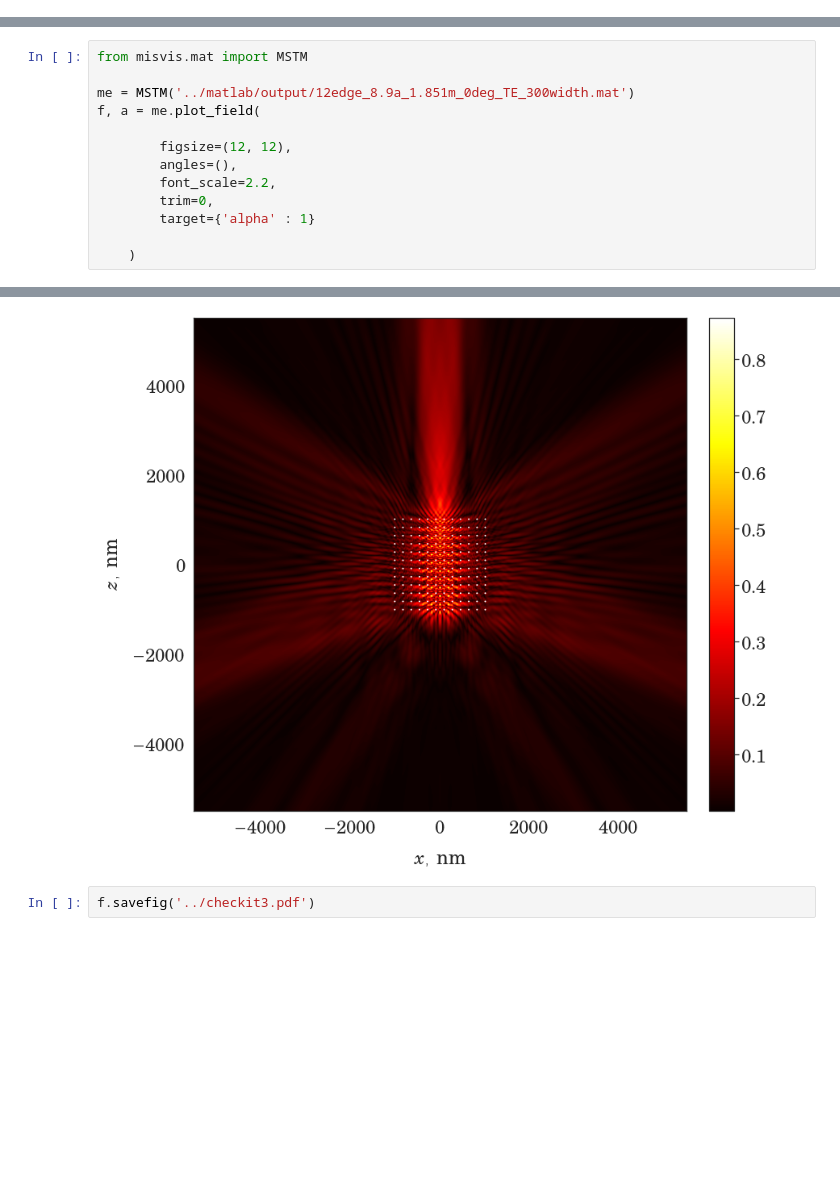
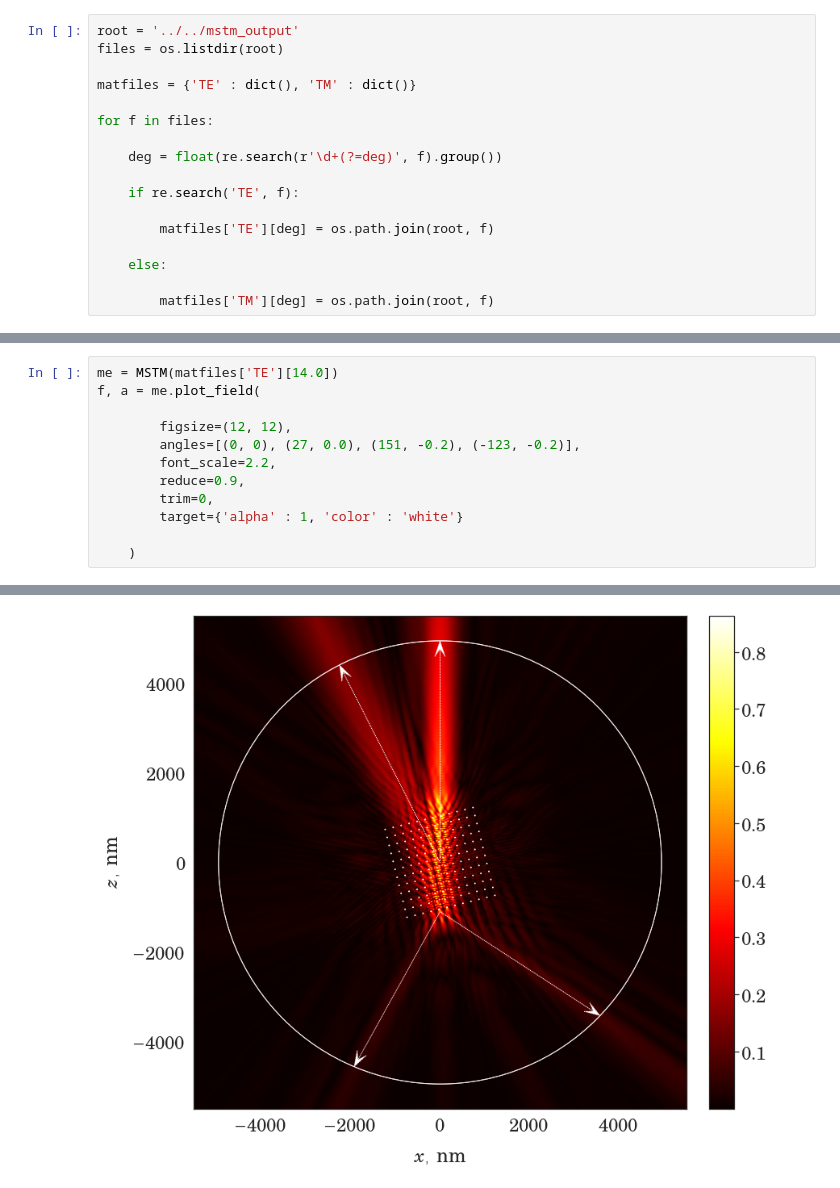
Before and after one commit to Misery7100-Magistracy/Angular-dispersion-boost, a Jupyter notebook: python/base_model.ipynb, the cells around one changed output, grey strips where cells are left out. Cells and saved outputs as stored; diff of their text form; blank space fills up the shorter version.

Commit message:
misvis: arrows added

```diff
--- a/python/base_model.ipynb
+++ b/python/base_model.ipynb
@@ -0,0 +5,17 @@
+# %%
+root = '../../mstm_output'
+files = os.listdir(root)
+
+matfiles = {'TE' : dict(), 'TM' : dict()}
+
+for f in files:
+
+    deg = float(re.search(r'\d+(?=deg)', f).group())
+
+    if re.search('TE', f):
+
+        matfiles['TE'][deg] = os.path.join(root, f)
+
+    else:
+
+        matfiles['TM'][deg] = os.path.join(root, f)
@@ -1,14 +28,13 @@
 # %%
-from misvis.mat import MSTM
-
-me = MSTM('../matlab/output/12edge_8.9a_1.851m_0deg_TE_300width.mat')
+me = MSTM(matfiles['TE'][14.0])
 f, a = me.plot_field(
 
         figsize=(12, 12),
-        angles=(),
+        angles=[(0, 0), (27, 0.0), (151, -0.2), (-123, -0.2)],
         font_scale=2.2,
+        reduce=0.9,
         trim=0,
-        target={'alpha' : 1}
+        target={'alpha' : 1, 'color' : 'white'}
 
     )
 # %% [output]
@@ -15,3 +49 @@ f, a = me.plot_field(
-[figure, old version]
+[figure, new version]
-# %%
-f.savefig('../checkit3.pdf')
```
Also changed, not shown: parts of 3 cells of this notebook, 1 other file.
